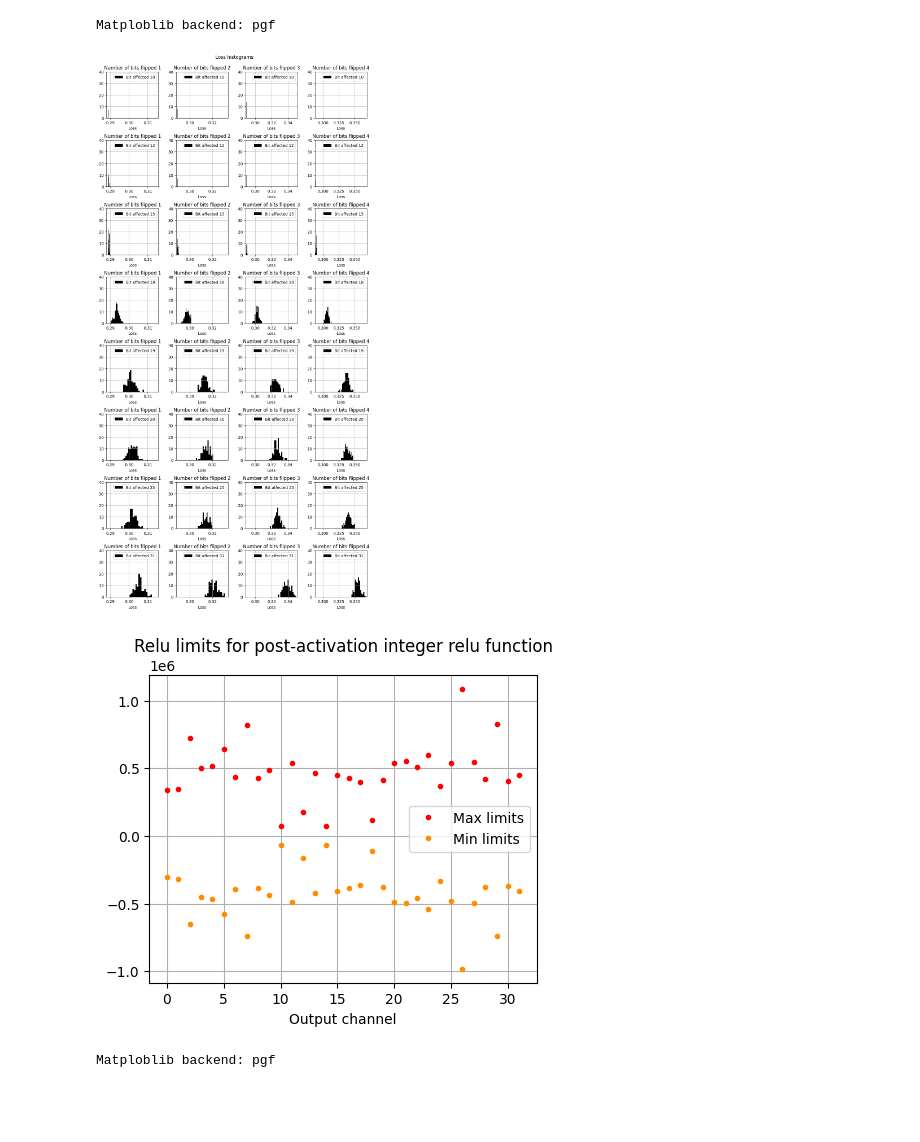
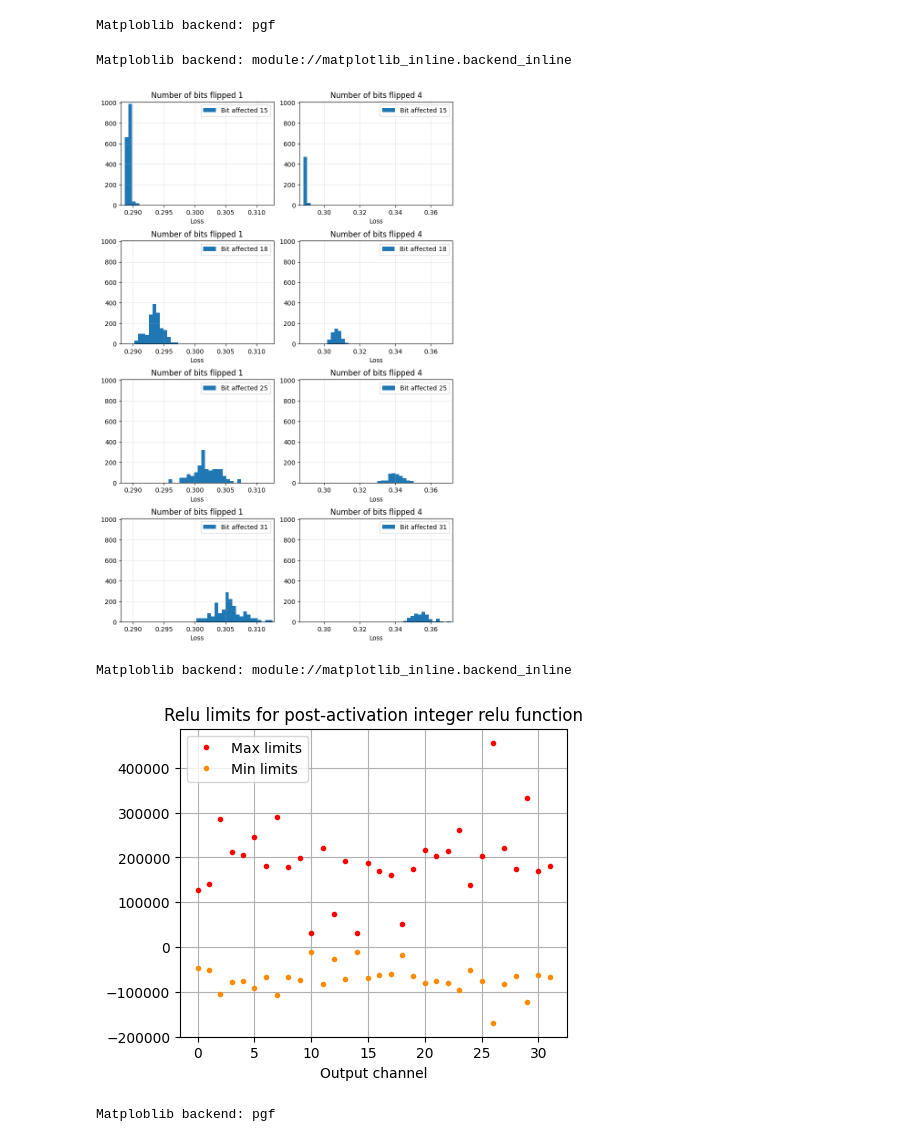
Before and after one commit to Rossbert/Master-Project-Quantization, a Jupyter notebook: QSplit_Plot.ipynb, the cells around one changed output. Saved outputs shown, nothing was run; the diff lists cells and outputs as text; code cells hidden in the pictures; blank space fills up the shorter version.

Commit message:
Replacement of original QSplit.py by the QSplit_Final.py
QSplit.py in "final" form
Added some graphs and modified the .gitignore so not to track .rar files

```diff
--- a/QSplit_Plot.ipynb
+++ b/QSplit_Plot.ipynb
@@ -473,51 +485,67 @@ Matploblib backend: pgf
 # %%
 # Loss histogram model: 'final 01' data: 'QSplit_m2_quantized_2023-05-22.csv'
 EXTENSION = 'png'
 [save_path, fig_size] = pyplot_backend_change(EXTENSION)
 print("Matploblib backend:", matplotlib.get_backend())
 
 DATA_PATH = OUTPUTS_DIR + 'QSplit_m2_quantized_2023-05-22.csv'
-SAVE_NAME = 'QSplit Model-2 Loss histogram.png'
-N_FLIPS = 4
-
+SAVE_NAME = 'Q_Split_final_loss_histogram.' + EXTENSION
 df = pd.read_csv(DATA_PATH)
 
-bits_list = [10,12,15,18,19,20,25,31]
-fig, ax = plt.subplots(N_GRAPHS, N_FLIPS, figsize = (10, 20))
-fig.tight_layout(h_pad = 3.5, rect = [0, 0, 1, 0.96])
-fig.suptitle('Loss histograms')
+flips_list = [1, 4]
+bits_list = [15, 18, 25, 31]
+fig, ax = plt.subplots(len(bits_list), len(flips_list), figsize = (fig_size, 3/2*fig_size))
+fig.tight_layout(h_pad = 3.5, rect = [0, 0, 1, 1])
+# fig.suptitle('Loss histograms')
 
-for row in range(len(bits_list)):
-    for column in range(N_FLIPS):
-        condition = (df['layer_key'].notna()) & (df['n_bits_flipped'] == column + 1) & (df['bit_disrupted'] == bits_list[row])
-        ax[row,column].hist(pd.to_numeric(df.loc[condition]['q_aware_test_loss']), bins = 15, color = 'k')
+list_xmax = []
+list_xmin = []
+list_ymax = []
+for column, flip in enumerate(flips_list):
+    condition = (df['n_bits_flipped'] == flip) & (df['bit_disrupted'].isin(bits_list))
+    list_xmax.append(df.loc[condition]['q_aware_test_loss'].max())
+    list_xmin.append(df.loc[condition]['q_aware_test_loss'].min())
+
+bin_grid_number = 40
+for row, bit in enumerate(bits_list):
+    for column, flip in enumerate(flips_list):
+        condition = (df['layer_key'].notna()) & (df['n_bits_flipped'] == flip) & (df['bit_disrupted'] == bit)
+        data = pd.to_numeric(df.loc[condition]['q_aware_test_loss'])
+        binwidth = (list_xmax[column] - list_xmin[column])/bin_grid_number
+        [values, bins, patches] = ax[row,column].hist(data, bins = np.arange(min(data), max(data) + binwidth, binwidth), density = True)
+        list_ymax.append(values.max())
         ax[row,column].set_xlabel('Loss')
         ax[row,column].grid()
-        ax[row,column].legend(['Bit affected ' + str(bits_list[row])])
-        ax[row,column].set_title('Number of bits flipped ' + str(column + 1))
-        ax[row,column].set_xlim([0.288 - 2.8e-5*(column + 1), 0.298 + .0178*(column + 1)])
-        ax[row,column].set_ylim([0, 40])
+        ax[row,column].grid(which = 'major', linestyle = '-', alpha = 0.50, linewidth = 0.5)
+        ax[row,column].legend(['Bit affected ' + str(bit)])
+        ax[row,column].set_title('Number of bits flipped ' + str(flip))
+        ax[row,column].set_xlim([list_xmin[column] - binwidth, list_xmax[column] + binwidth])
+
+for row, bit in enumerate(bits_list):
+    for column, flip in enumerate(flips_list):
+        ax[row,column].set_ylim([0, 1.025*np.max(list_ymax)])
 
 plt.savefig(save_path + SAVE_NAME, bbox_inches = 'tight')
 plt.show()
 plt.close()
 # %% [output]
+Matploblib backend: module://matplotlib_inline.backend_inline
-[figure, old version]
+[figure, new version]
 # %%
-# Weights limits graph model: 'final 01' '
+# Weights limits graph model: 'final 01'
 EXTENSION = 'png'
 [save_path, fig_size] = pyplot_backend_change(EXTENSION)
 print("Matploblib backend:", matplotlib.get_backend())
 
-LOAD_PATH_Q_AWARE = "./model/model_q_aware_final_01"
-DATA_PATH = OUTPUTS_DIR + 'QSplit_m2_quantized_2023-05-22.csv'
-SAVE_NAME = 'Post activation Limits.png'
+# LOAD_PATH_Q_AWARE = "./model/model_q_aware_final_01"
+LOAD_PATH_Q_AWARE = "./model/model_q_aware_ep5_2023-07-02_16-50-58"
+SAVE_NAME = 'Post_activation_limits_final.' + EXTENSION
 
 # Load Q Aware model
 with tfmot.quantization.keras.quantize_scope():
     q_aware_model : Functional = tf.keras.models.load_model(LOAD_PATH_Q_AWARE)
 q_model_info = Quantization.QuantizedModelInfo(q_aware_model)
-import typing
+
 index = 1
 key = q_model_info.keys[index]
 channels = q_model_info.output_shapes[key][-1]
@@ -537,7 +565,8 @@ plt.savefig(save_path + SAVE_NAME, bbox_inches = 'tight')
 plt.show()
 plt.close()
 # %% [output]
+Matploblib backend: module://matplotlib_inline.backend_inline
-[figure, old version]
+[figure, new version]
 # %%
 # Accuracy degradation model: 'ep5 16-50-58' data: 'QSplit_16-50-58_multi_relu_2023-07-12.csv'
 EXTENSION = 'pgf'
```
Also changed, not shown: parts of 3 cells of this notebook, 6 other files.
